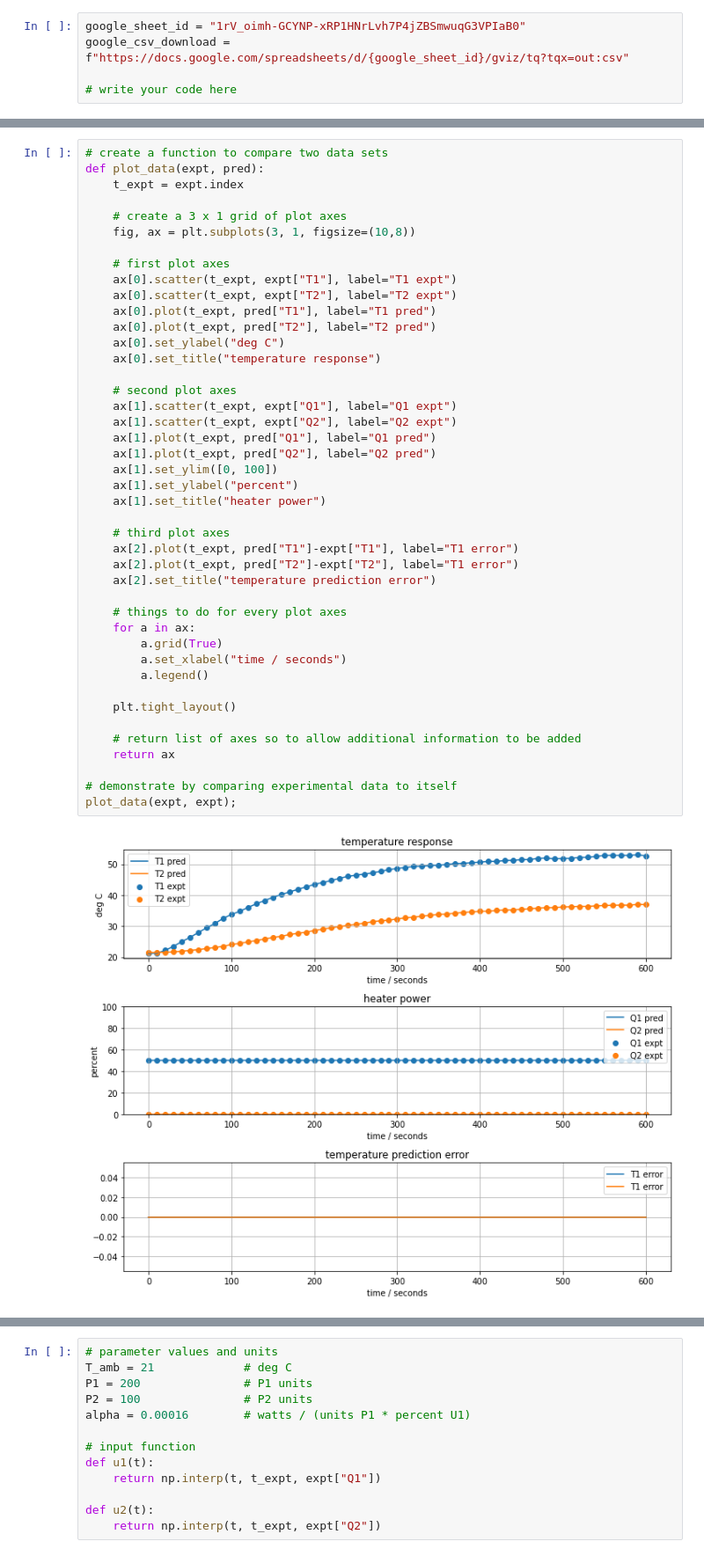
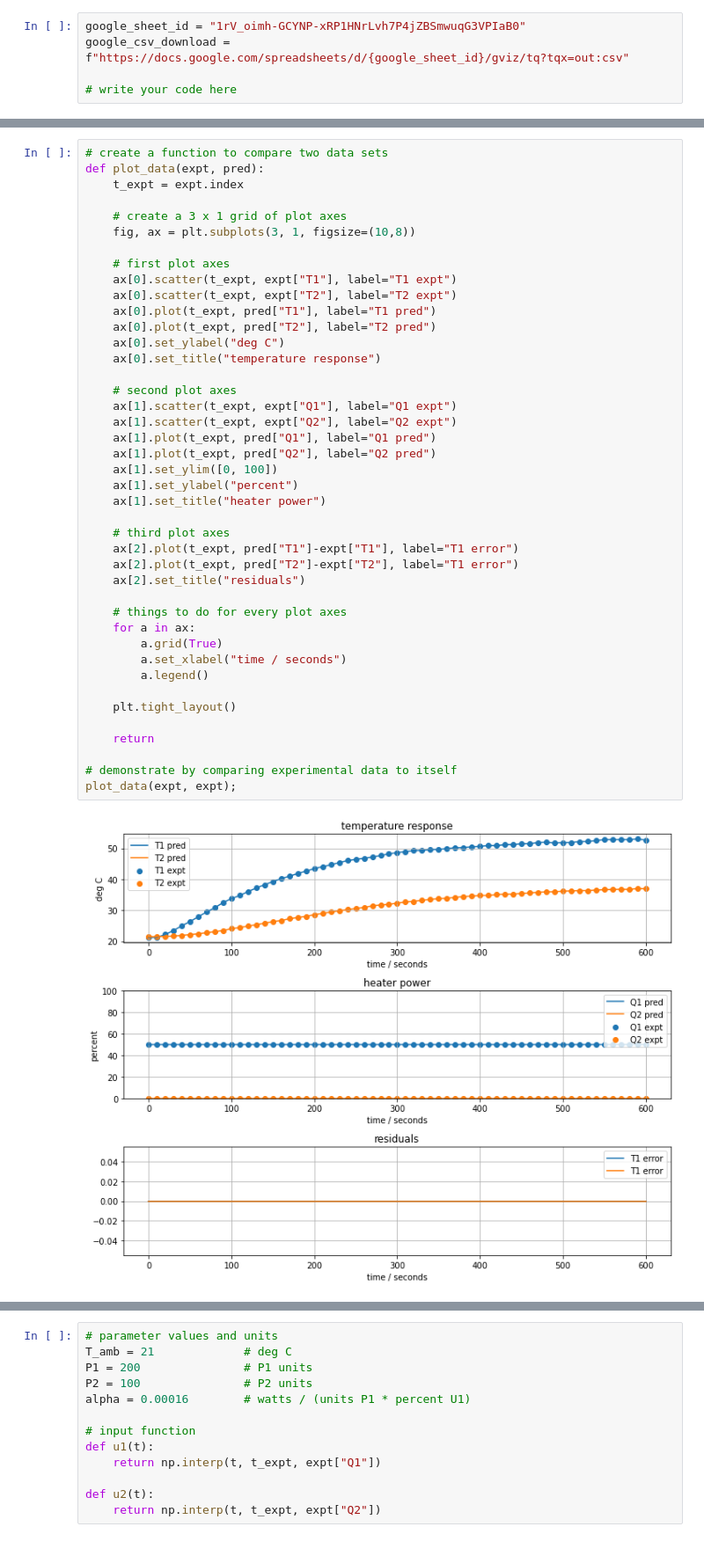
Before and after one commit to jckantor/cbe30338-2021, a Jupyter notebook: docs/02.04-Model-Identification.ipynb, the cells around one changed output, grey strips where cells are left out. Shown at 88% size. Drawn from its saved outputs; the diff is of its cells as text.

```diff
--- a/docs/02.04-Model-Identification.ipynb
+++ b/docs/02.04-Model-Identification.ipynb
@@ -153,35 +115,34 @@ def plot_data(expt, pred):
     ax[0].plot(t_expt, pred["T1"], label="T1 pred")
     ax[0].plot(t_expt, pred["T2"], label="T2 pred")
     ax[0].set_ylabel("deg C")
     ax[0].set_title("temperature response")
 
     # second plot axes
     ax[1].scatter(t_expt, expt["Q1"], label="Q1 expt")
     ax[1].scatter(t_expt, expt["Q2"], label="Q2 expt")
     ax[1].plot(t_expt, pred["Q1"], label="Q1 pred")
     ax[1].plot(t_expt, pred["Q2"], label="Q2 pred")
     ax[1].set_ylim([0, 100])
     ax[1].set_ylabel("percent")
     ax[1].set_title("heater power")
 
     # third plot axes
     ax[2].plot(t_expt, pred["T1"]-expt["T1"], label="T1 error")
     ax[2].plot(t_expt, pred["T2"]-expt["T2"], label="T1 error")
-    ax[2].set_title("temperature prediction error")
+    ax[2].set_title("residuals")
 
     # things to do for every plot axes
     for a in ax:
         a.grid(True)
         a.set_xlabel("time / seconds")
         a.legend()
 
     plt.tight_layout()
 
-    # return list of axes so to allow additional information to be added
-    return ax
+    return
 
 # demonstrate by comparing experimental data to itself
 plot_data(expt, expt);
 # %% [output]
-[figure, old version]
+[figure, new version]
 # %% [markdown]
```
Also changed, not shown: parts of 45 cells of this notebook, 19 other files.
